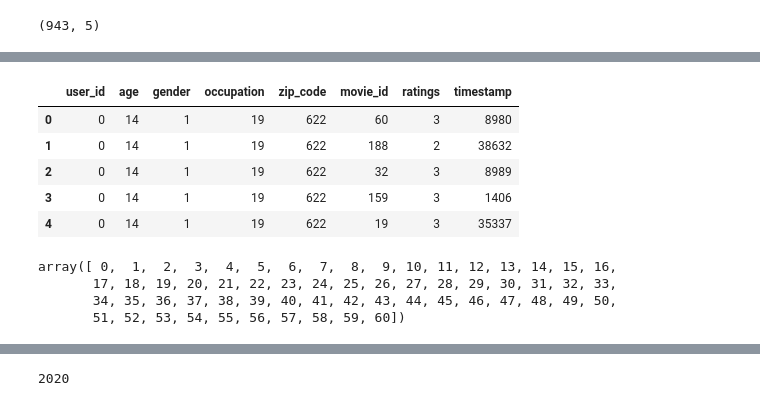
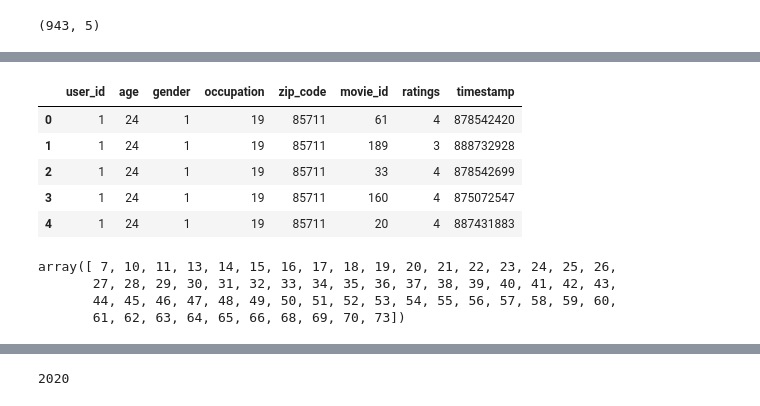
Before and after one commit to sharma-vidhi/machine-learning-movies, a Jupyter notebook: latent-manifold-regression_2.ipynb, the cells around one changed output, grey strips where cells are left out. Cells and saved outputs as stored; diff of their text form; code cells hidden in the pictures.

```diff
--- a/latent-manifold-regression_2.ipynb
+++ b/latent-manifold-regression_2.ipynb
@@ -13,8 +21,7 @@ import numpy as np;
 # %%
-# Create panda data frame for u.data
-user_rating_data = pd.read_csv('u.data', delim_whitespace=True, header=None)
-user_rating_data.columns = ["user_id", "movie_id", "ratings", "timestamp"]
-print(user_rating_data.shape)
+rating_data = pd.read_csv('u.data', delim_whitespace=True, header=None)
+rating_data.columns = ["user_id", "movie_id", "ratings", "timestamp"]
+print(rating_data.shape)
 # %% [output]
 (100000, 4)
 # %%
@@ -41,0 +41,3 @@ data_user_movies.head()
+# %%
+user_ratings_data=pd.merge(user_data,rating_data,on='user_id')
+user_ratings_data.shape
@@ -42,20 +57,22 @@ data_user_movies.head()
 # %%
 # Converting categorical values to numerical
-#data_user_movies['ratings']=data_user_movies['ratings'].map(lambda x: 1 if x>2 else 0)
+#user_ratings_date['ratings']=user_ratings_date['ratings'].map(lambda x: 1 if x>2 else 0)
 from sklearn.preprocessing import LabelEncoder
-data_user_movies=data_user_movies.apply(LabelEncoder().fit_transform)
-data_user_movies.head()
+le = LabelEncoder()
+user_ratings_data['gender'] = le.fit_transform(user_ratings_data['gender'])
+user_ratings_data['occupation'] = le.fit_transform(user_ratings_data['occupation'])
+user_ratings_data.head()
 # %% [output]
 |  | user_id | age | gender | occupation | zip_code | movie_id | ratings | timestamp |
-| 0 | 0 | 14 | 1 | 19 | 622 | 60 | 3 | 8980 |
-| 1 | 0 | 14 | 1 | 19 | 622 | 188 | 2 | 38632 |
-| 2 | 0 | 14 | 1 | 19 | 622 | 32 | 3 | 8989 |
-| 3 | 0 | 14 | 1 | 19 | 622 | 159 | 3 | 1406 |
-| 4 | 0 | 14 | 1 | 19 | 622 | 19 | 3 | 35337 |
+| 0 | 1 | 24 | 1 | 19 | 85711 | 61 | 4 | 878542420 |
+| 1 | 1 | 24 | 1 | 19 | 85711 | 189 | 3 | 888732928 |
+| 2 | 1 | 24 | 1 | 19 | 85711 | 33 | 4 | 878542699 |
+| 3 | 1 | 24 | 1 | 19 | 85711 | 160 | 4 | 875072547 |
+| 4 | 1 | 24 | 1 | 19 | 85711 | 20 | 4 | 887431883 |
 # %%
-np.unique(data_user_movies['age'])
+np.unique(user_ratings_data['age'])
 # %% [output]
-array([ 0,  1,  2,  3,  4,  5,  6,  7,  8,  9, 10, 11, 12, 13, 14, 15, 16,
-       17, 18, 19, 20, 21, 22, 23, 24, 25, 26, 27, 28, 29, 30, 31, 32, 33,
-       34, 35, 36, 37, 38, 39, 40, 41, 42, 43, 44, 45, 46, 47, 48, 49, 50,
-       51, 52, 53, 54, 55, 56, 57, 58, 59, 60])
+array([ 7, 10, 11, 13, 14, 15, 16, 17, 18, 19, 20, 21, 22, 23, 24, 25, 26,
+       27, 28, 29, 30, 31, 32, 33, 34, 35, 36, 37, 38, 39, 40, 41, 42, 43,
+       44, 45, 46, 47, 48, 49, 50, 51, 52, 53, 54, 55, 56, 57, 58, 59, 60,
+       61, 62, 63, 64, 65, 66, 68, 69, 70, 73])
```
Also changed, not shown: parts of 84 cells of this notebook, 1 other file.
